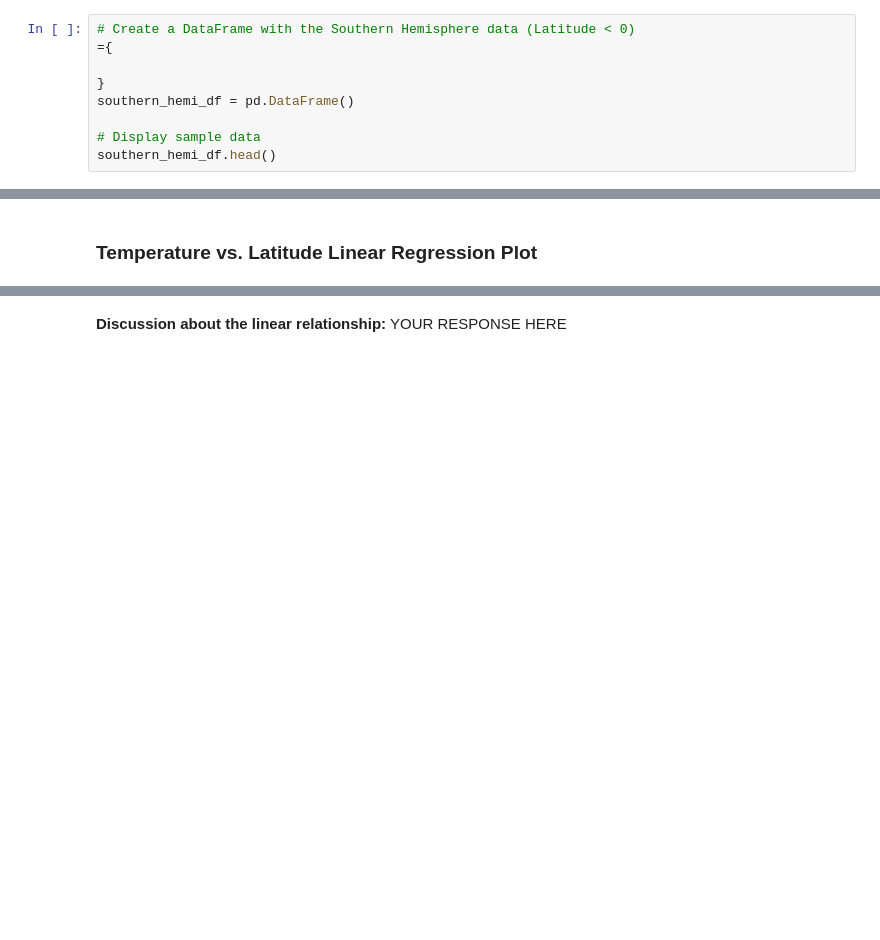
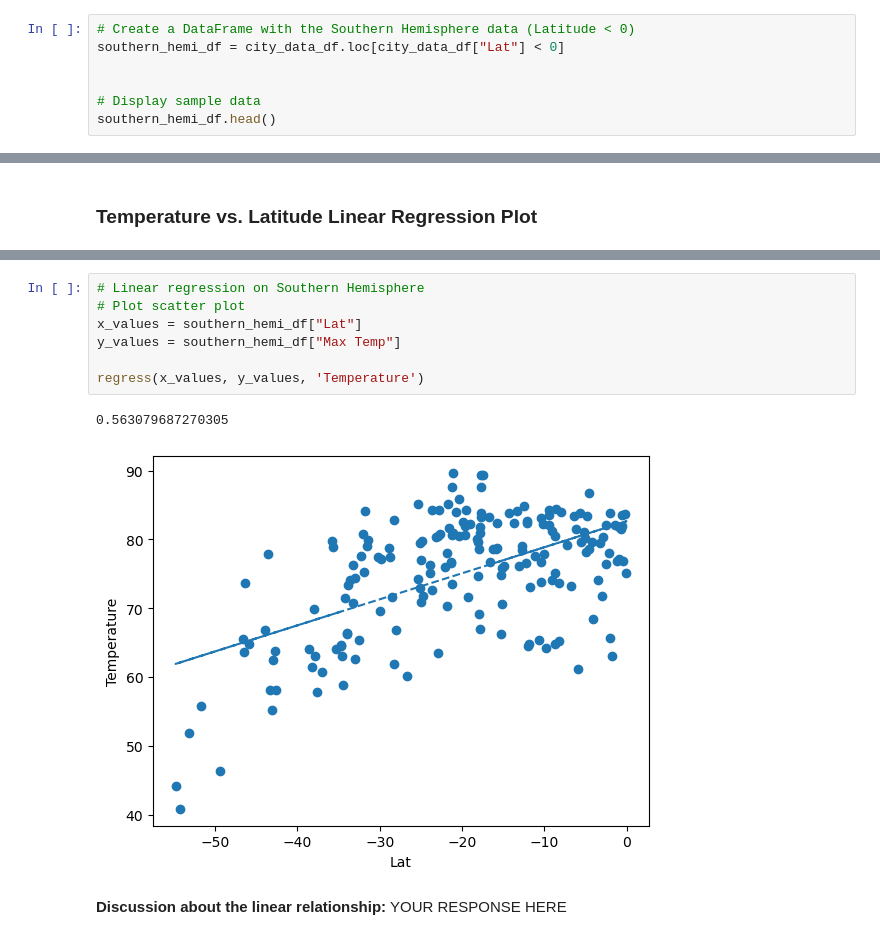
Before and after one commit to eeneedles/python-api-challenge, a Jupyter notebook: WeatherPy/WeatherPy.ipynb, the cells around one changed output, grey strips where cells are left out. Drawn from its saved outputs; the diff is of its cells as text; blank space fills up the shorter version.

```diff
--- a/WeatherPy/WeatherPy.ipynb
+++ b/WeatherPy/WeatherPy.ipynb
@@ -291,9 +304,7 @@ northern_hemi_df.head()
 # %%
 # Create a DataFrame with the Southern Hemisphere data (Latitude < 0)
-={
+southern_hemi_df = city_data_df.loc[city_data_df["Lat"] < 0]
 
-}
-southern_hemi_df = pd.DataFrame()
 
 # Display sample data
 southern_hemi_df.head()
@@ -344,3 +331,13 @@ plt.show()
+# %%
+# Linear regression on Southern Hemisphere
+# Plot scatter plot
+x_values = southern_hemi_df["Lat"]
+y_values = southern_hemi_df["Max Temp"]
+
+regress(x_values, y_values, 'Temperature')
+# %% [output]
+0.563079687270305
+[figure, added]
 # %% [markdown]
 **Discussion about the linear relationship:** YOUR RESPONSE HERE
 # %% [markdown]
```
Also changed, not shown: parts of 28 cells of this notebook, 5 other files.
